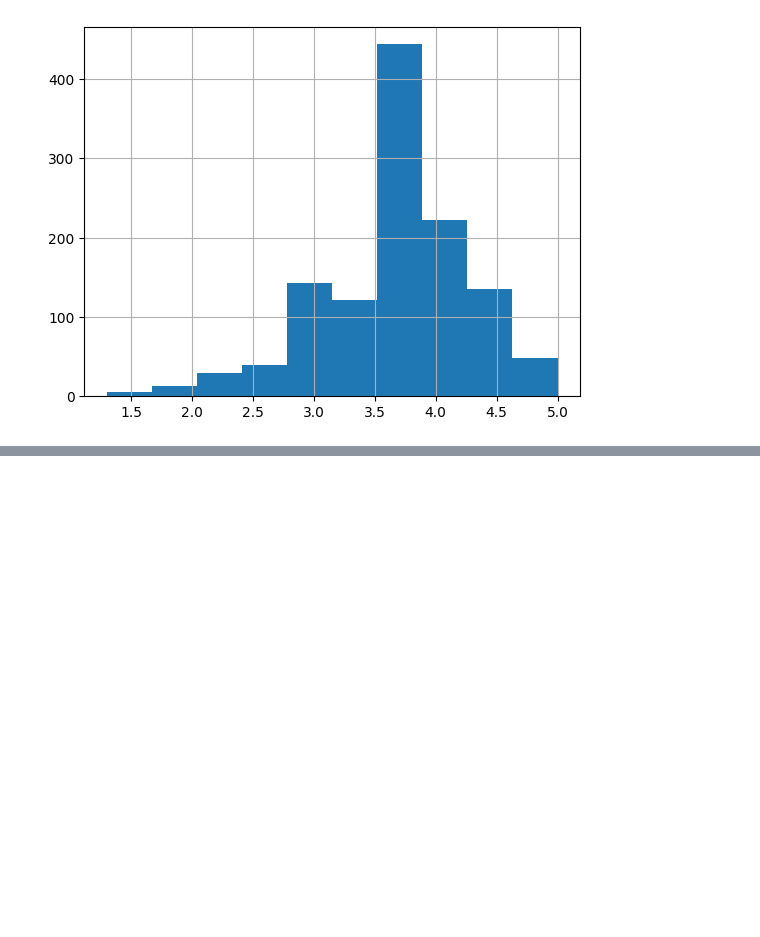
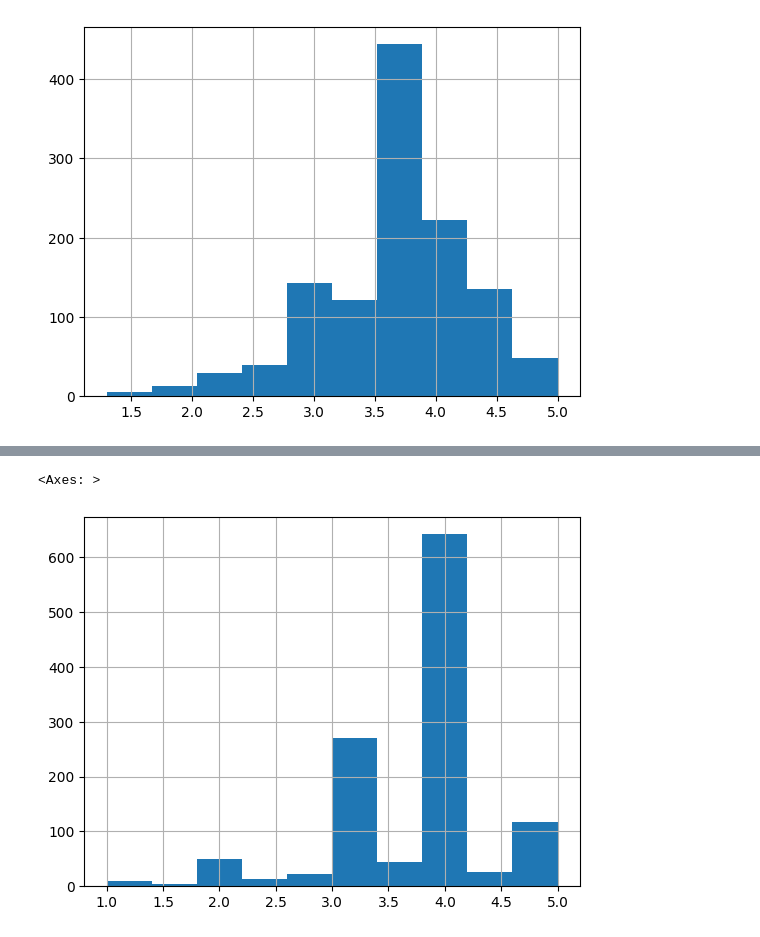
Before and after one commit to alessitomas/streamlit-deploy, a Jupyter notebook: src/notebooks/02_preprocessing.ipynb, the cells around one changed output, grey strips where cells are left out. Cells and saved outputs as stored; diff of their text form; code cells hidden in the pictures; blank space fills up the shorter version.

```diff
--- a/src/notebooks/02_preprocessing.ipynb
+++ b/src/notebooks/02_preprocessing.ipynb
@@ -406,0 +513,4 @@ data["WHOQOL_Físico_New"].hist()
+# %%
+data["WHOQOL_Social_New"] = data["WHOQOL_Social_New"].str.replace(",",".")
+# %%
+data["WHOQOL_Social_New"] = data["WHOQOL_Social_New"].astype(float)
@@ -406,0 +522,7 @@ data["WHOQOL_Físico_New"].hist()
+# %%
+data["WHOQOL_Social_New"] = data["WHOQOL_Social_New"].fillna(mediana)
+# %%
+data["WHOQOL_Social_New"].hist()
+# %% [output]
+<Axes: >
+[figure, added]
```
Also changed, not shown: parts of 51 cells of this notebook.
